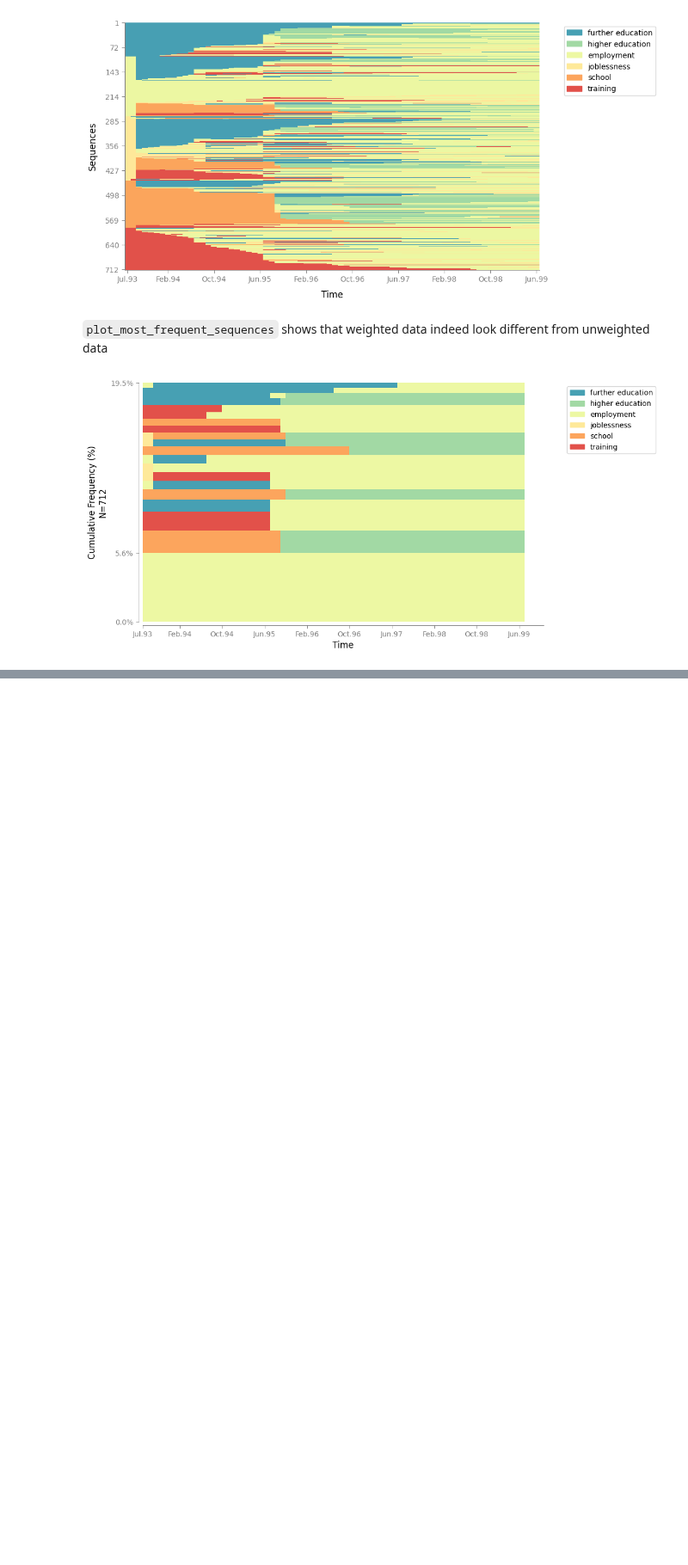
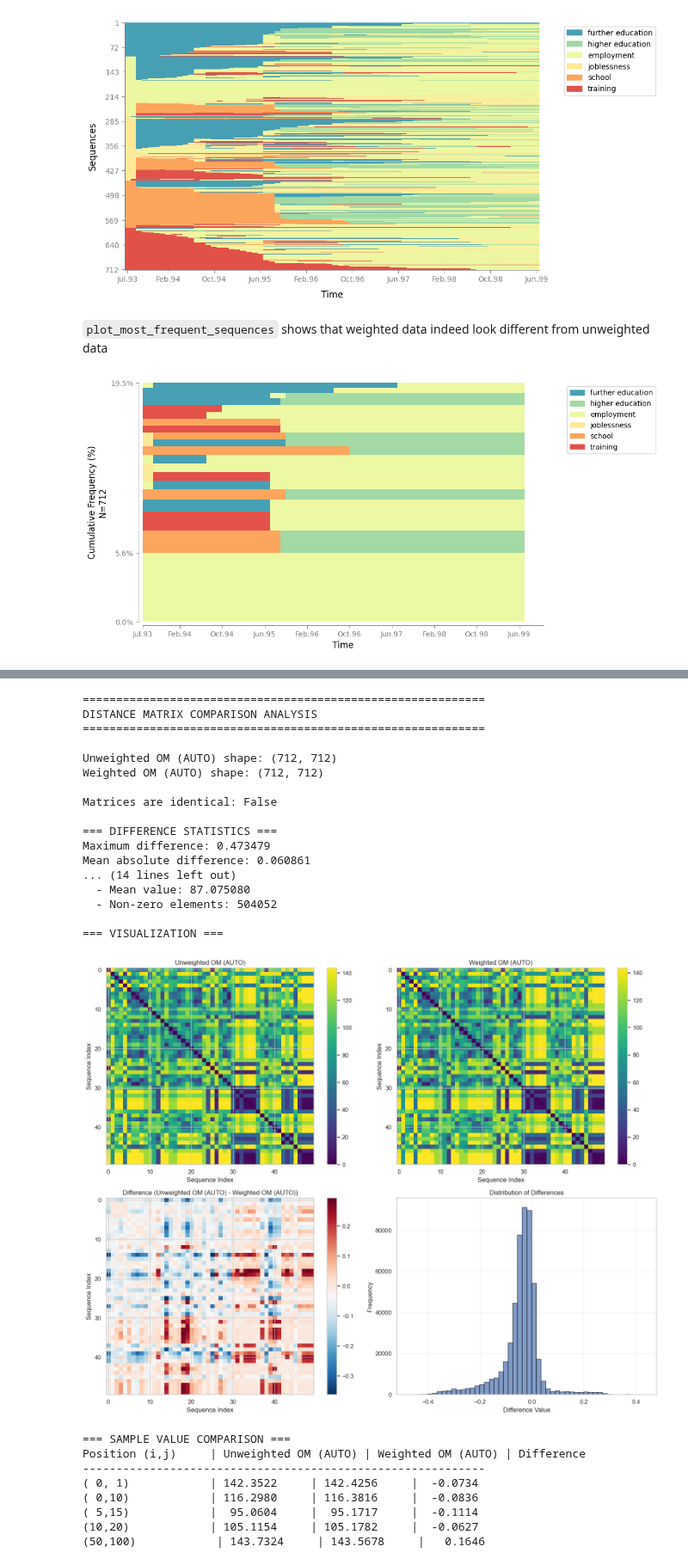
Before and after one commit to sdaza/Sequenzo, a Jupyter notebook: Tutorials/weighted_data/mvad.ipynb, the cells around one changed output, grey strips where cells are left out. Shown at 86% size. Saved outputs shown, nothing was run; the diff lists cells and outputs as text; code cells hidden in the pictures; blank space fills up the shorter version.

```diff
--- a/Tutorials/weighted_data/mvad.ipynb
+++ b/Tutorials/weighted_data/mvad.ipynb
@@ -197,0 +514,7 @@ plot_most_frequent_sequences(unweighted_sequence_data, top_n=20)
+# %%
+# Unweighted
+
+om_unweighted_auto = get_distance_matrix(unweighted_sequence_data,
+                                        method="OM", sm="TRATE", indel="auto")
+
+om_unweighted_auto
@@ -197,0 +544,7 @@ plot_most_frequent_sequences(unweighted_sequence_data, top_n=20)
+# %%
+# Weighted
+
+om_weighted_auto = get_distance_matrix(sequence_data,
+                                        method="OM", sm="TRATE", indel="auto")
+
+om_weighted_auto
@@ -197,0 +574,57 @@ plot_most_frequent_sequences(unweighted_sequence_data, top_n=20)
+# %%
+# Example usage - replace with your actual matrix variable names
+
+# Example 1: Compare the first pair of matrices
+# results1 = compare_distance_matrices(
+#     om_unweighted_normal,
+#     om_weighted_normal,
+#     matrix1_name="Unweighted OM (CONSTANT)",
+#     matrix2_name="Weighted OM (CONSTANT)"
+# )
+
+# Example 2: Compare the second pair of matrices
+results2 = compare_distance_matrices(
+    om_unweighted_auto,
+    om_weighted_auto,
+    matrix1_name="Unweighted OM (AUTO)",
+    matrix2_name="Weighted OM (AUTO)"
+)
+
+# You can also customize the parameters:
+# results = compare_distance_matrices(
+#     matrix1, matrix2,
+#     matrix1_name="Your Matrix 1 Name",
+#     matrix2_name="Your Matrix 2 Name",
+#     tolerance=1e-8,          # Custom tolerance
+#     show_plots=False,        # Don't show plots
+#     max_sample_display=100   # Show larger matrices
+# )
+
+# print("Function ready! Uncomment and modify the examples above to use.")
+# %% [output]
+============================================================
+DISTANCE MATRIX COMPARISON ANALYSIS
+============================================================
+
+Unweighted OM (AUTO) shape: (712, 712)
+Weighted OM (AUTO) shape: (712, 712)
+
+Matrices are identical: False
+
+=== DIFFERENCE STATISTICS ===
+Maximum difference: 0.473479
+Mean absolute difference: 0.060861
+... (14 lines left out)
+  - Mean value: 87.075080
+  - Non-zero elements: 504052
+
+=== VISUALIZATION ===
+[figure, added]
+=== SAMPLE VALUE COMPARISON ===
+Position (i,j)     | Unweighted OM (AUTO) | Weighted OM (AUTO) | Difference
+------------------------------------------------------------
+( 0, 1)            | 142.3522     | 142.4256     |  -0.0734
+( 0,10)            | 116.2980     | 116.3816     |  -0.0836
+( 5,15)            |  95.0604     |  95.1717     |  -0.1114
+(10,20)            | 105.1154     | 105.1782     |  -0.0627
+(50,100)            | 143.7324     | 143.5678     |   0.1646
```
Also changed, not shown: parts of 16 cells of this notebook, 1 other file.
